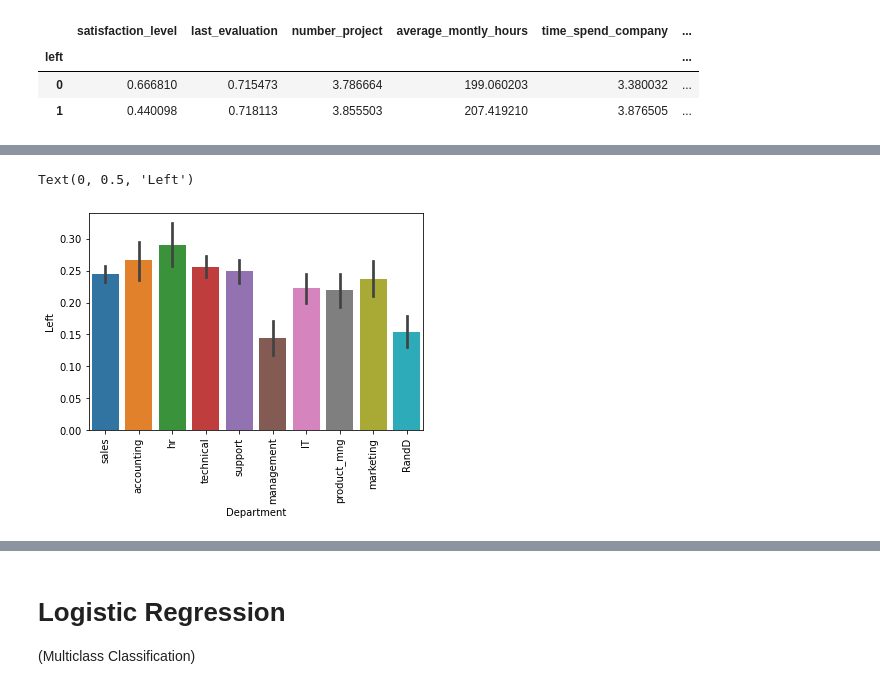
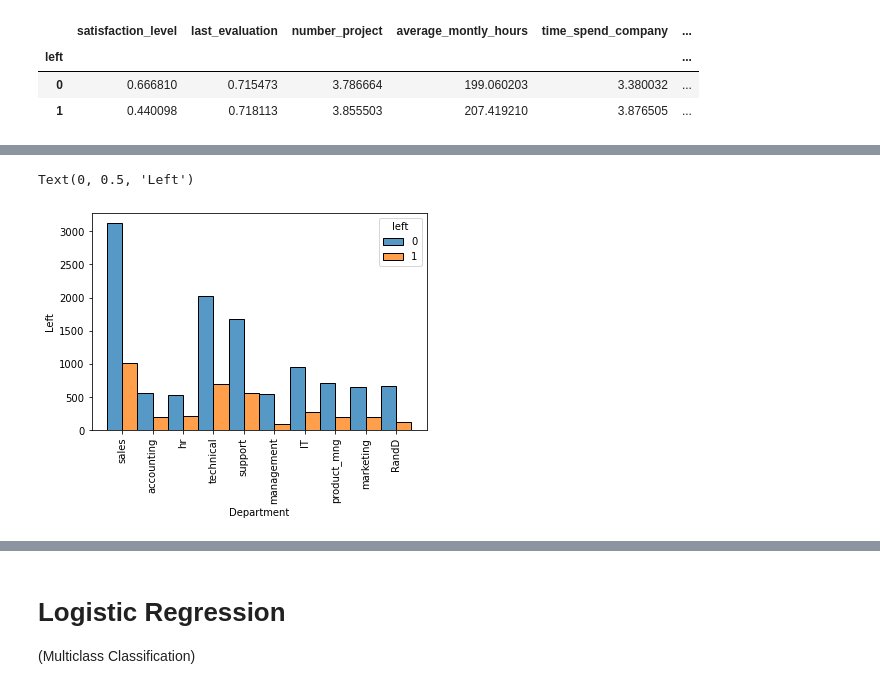
Before and after one commit to JatinderMalhi/machinelearning, a Jupyter notebook: machineLearning.ipynb, the cells around one changed output, grey strips where cells are left out. Saved outputs shown, nothing was run; the diff lists cells and outputs as text; code cells hidden in the pictures.

```diff
--- a/machineLearning.ipynb
+++ b/machineLearning.ipynb
@@ -340,9 +357,9 @@ Text(0, 0.5, 'Left')
 # %%
-sns.barplot(x='Department', y='left', data=hrdf)
+sns.histplot(x='Department', hue='left', multiple='dodge',data=hrdf)
 plt.xticks(rotation = 90)
 plt.ylabel('Left')
 # %% [output]
 Text(0, 0.5, 'Left')
-[figure, old version]
+[figure, new version]
 # %%
 pd.crosstab(hrdf.Department, hrdf.left).plot(kind='bar')
```
Also changed, not shown: parts of 15 cells of this notebook.
